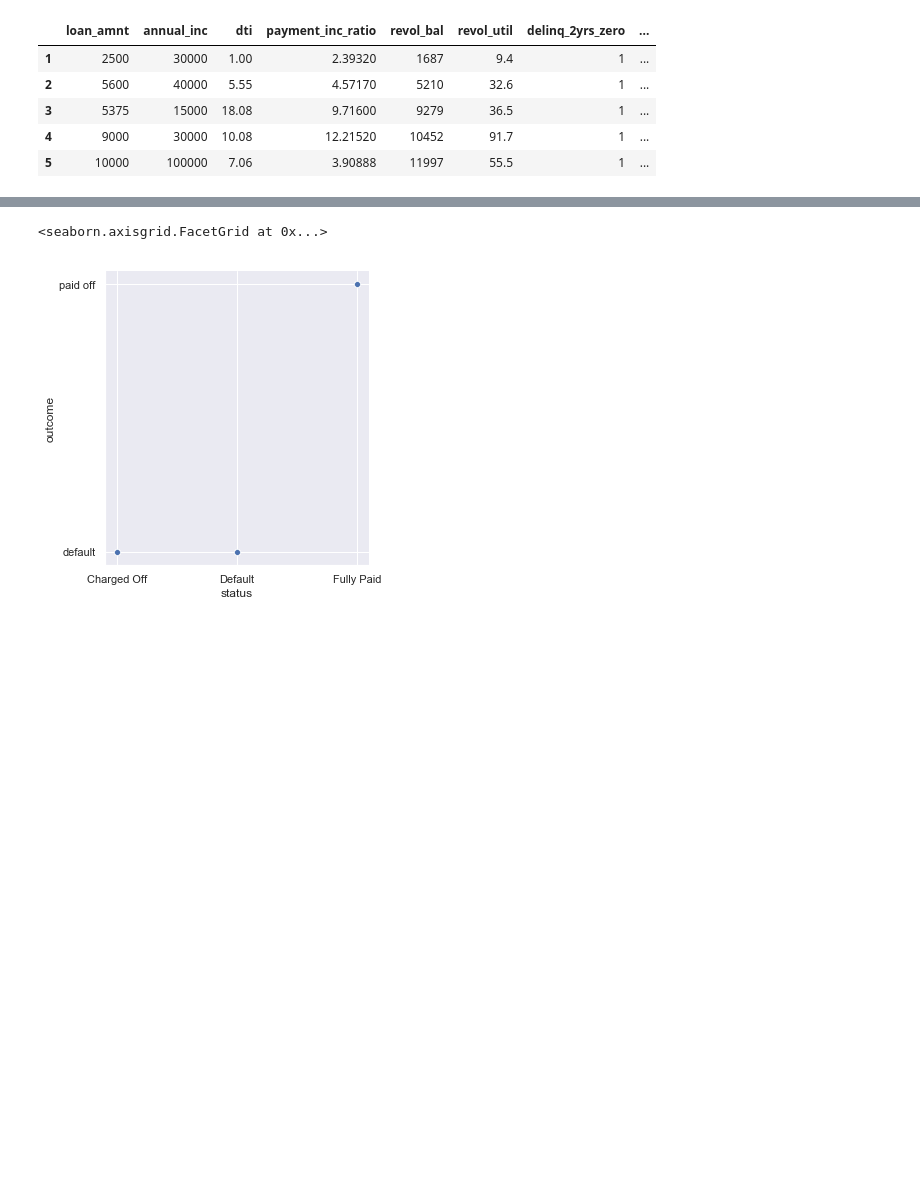
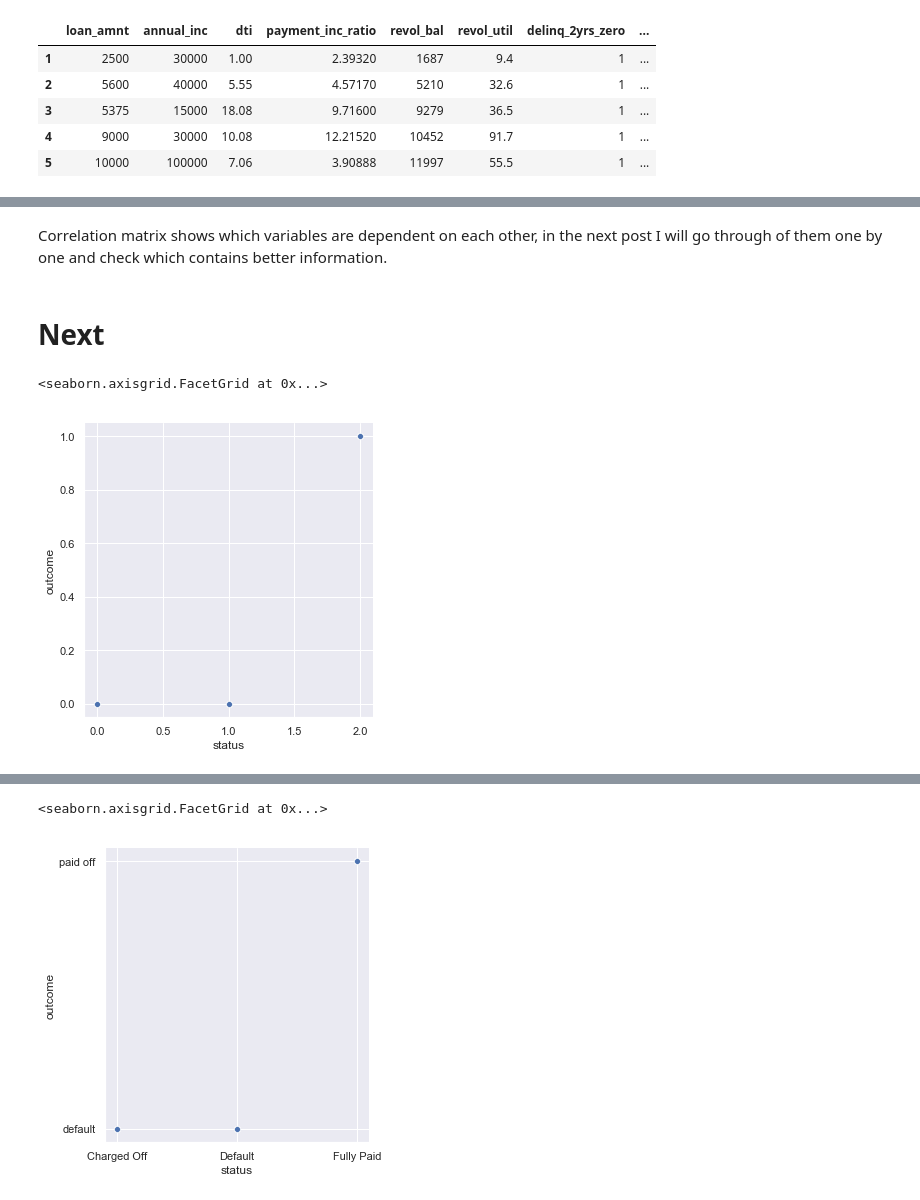
Before and after one commit to mateuszjancy/medium, a Jupyter notebook: 01_classification_step_by_step/01_feature_selection.ipynb, the cells around one changed output, grey strips where cells are left out. Cells and saved outputs as stored; diff of their text form; code cells hidden in the pictures; blank space fills up the shorter version.

```diff
--- a/01_classification_step_by_step/01_feature_selection.ipynb
+++ b/01_classification_step_by_step/01_feature_selection.ipynb
@@ -123,0 +125,9 @@ import seaborn as sns
+# %% [markdown]
+Correlation matrix shows which variables are dependent on each other, in the next post I will go through of them one by one and check which contains better information.
+# %% [markdown]
+# Next
+# %%
+sns.relplot(x='status', y='outcome', data=df_encoded)
+# %% [output]
+<seaborn.axisgrid.FacetGrid at 0x...>
+[figure, added]
```
Also changed, not shown: parts of 45 cells of this notebook.
